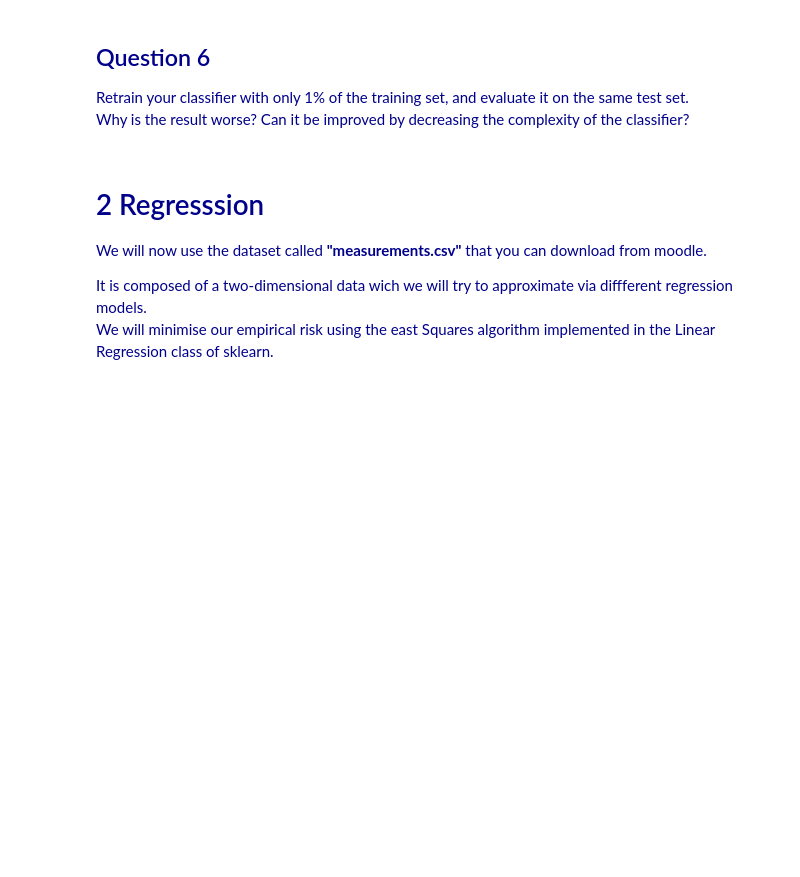
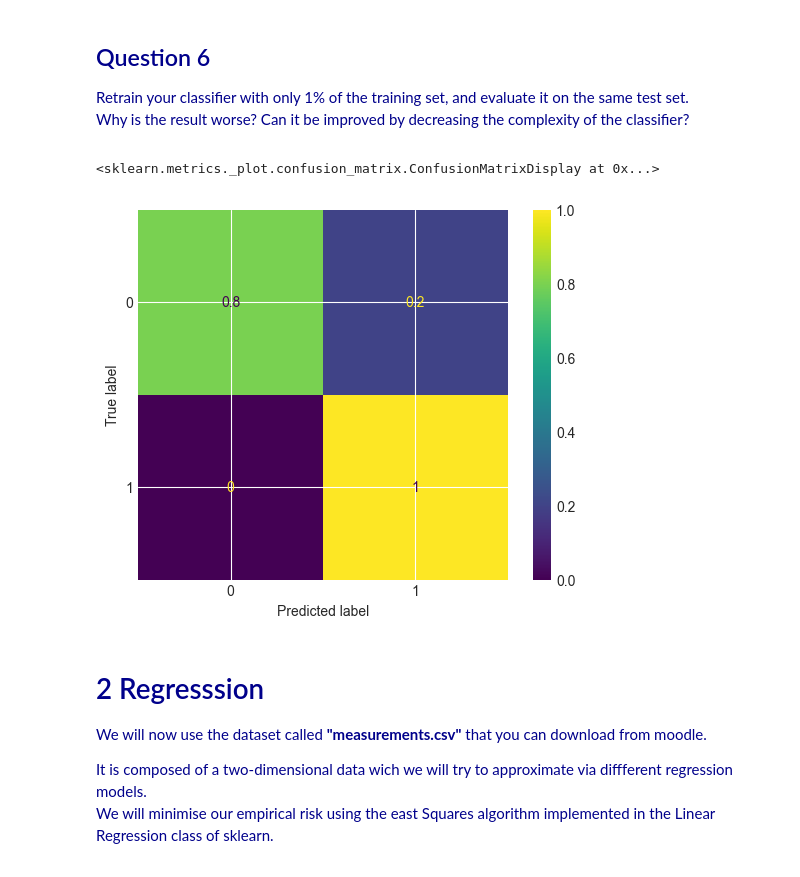
Before and after one commit to INSA-4IF2-Hexanome24/MachineLearning, a Jupyter notebook: LAB_2.ipynb, the cells around one changed output. Cells and saved outputs as stored; diff of their text form; code cells hidden in the pictures; blank space fills up the shorter version.

```diff
--- a/LAB_2.ipynb
+++ b/LAB_2.ipynb
@@ -71,3 +296,24 @@ Change the random seed of the train/test split.<br>
 Why is the result different? Do a more thorough evaluation aggreagating several different splits.
 
 </span>
+# %%
+results = []
+seeds = [42, 123, 456, 789, 999, 111, 222, 333]
+
+knn_accuracy, svm_accuracy ,dt_accuracy, Lg_accuracy =0,0,0,0
+
+for seed in seeds:
+    knn_accuracy += Knn(seed)
+    svm_accuracy += SVM(seed)
+    dt_accuracy += Decision_Tree(seed)
+    Lg_accuracy += LogisticReg(seed)
+
+knn_accuracy = knn_accuracy/len(seeds)
+svm_accuracy = svm_accuracy/len(seeds)
+dt_accuracy = dt_accuracy/len(seeds)
+Lg_accuracy = Lg_accuracy/len(seeds)
+
+print(f"knn_accuracy: {knn_accuracy}")
+print(f"svm_accuracy: {svm_accuracy}")
+print(f"dt_accuracy: {dt_accuracy}")
+print(f"Lg_accuracy: {Lg_accuracy}")
@@ -90,6 +392,33 @@ Retrain your classifier with only 1% of the training set, and evaluate it on the
 Why is the result worse? Can it be improved by decreasing the complexity of the classifier?
 
 </span>
+# %%
+from sklearn.metrics import ConfusionMatrixDisplay
+
+X_train, X_test, Y_train, Y_test = sklearn.model_selection.train_test_split(data,labels, test_size=0.01,random_state=seed)
+
+# Create a pipeline with scaling and logistic regression
+pipe_lr = Pipeline([
+    ('scaler', StandardScaler()),
+    ('lr', LogisticRegression(max_iter=1000, random_state=seed))
+])
+
+# Train the model
+pipe_lr.fit(X_train, Y_train)
+
+# Make predictions
+y_test_pred_lr = pipe_lr.predict(X_test)
+
+# Evaluate accuracy
+from sklearn.metrics import accuracy_score
+accuracy_lr = accuracy_score(Y_test, y_test_pred_lr)
+
+cm = confusion_matrix(Y_test,y_test_pred_lr, normalize="true")
+cmd= ConfusionMatrixDisplay(cm)
+cmd.plot()
+# %% [output]
+<sklearn.metrics._plot.confusion_matrix.ConfusionMatrixDisplay at 0x...>
+[figure, added]
 # %% [markdown]
 <span style="color:#00008B;">
 
```
Also changed, not shown: parts of 10 cells of this notebook, 1 other file.
